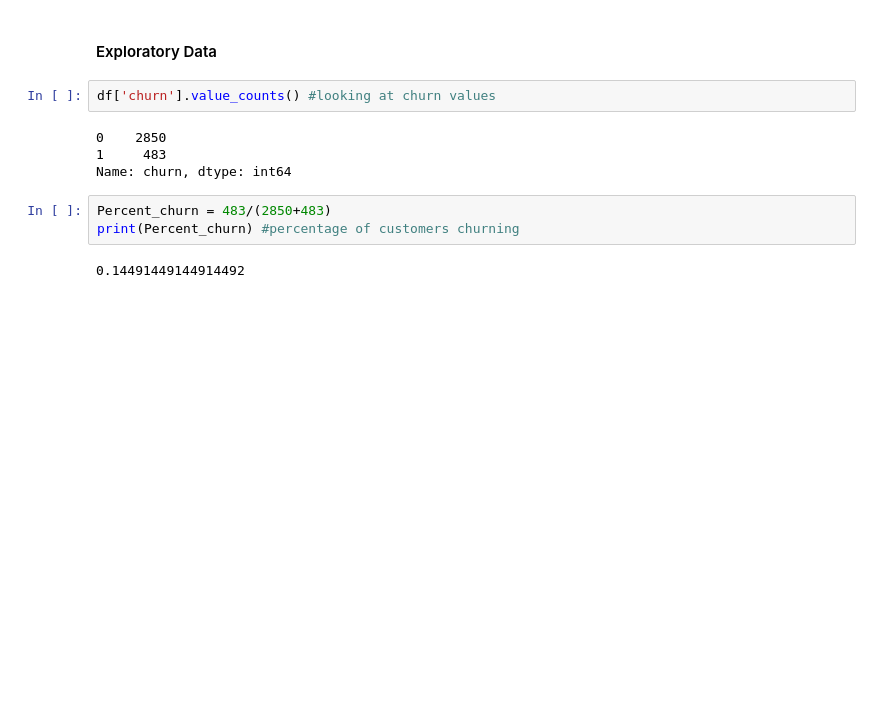
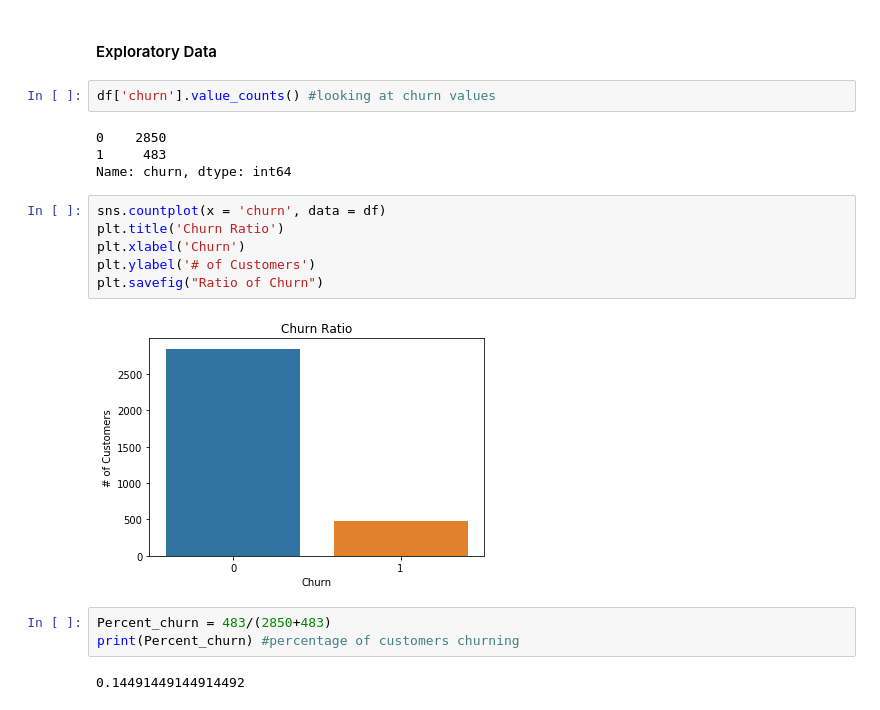
Before and after one commit to kulleeezy/dsc-phase-3-project, a Jupyter notebook: Phase 3 Project.ipynb, the cells around one changed output. Cells and saved outputs as stored; diff of their text form; blank space fills up the shorter version.

```diff
--- a/Phase 3 Project.ipynb
+++ b/Phase 3 Project.ipynb
@@ -109,6 +113,14 @@ df['churn'].value_counts() #looking at churn values
 0    2850
 1     483
 Name: churn, dtype: int64
+# %%
+sns.countplot(x = 'churn', data = df)
+plt.title('Churn Ratio')
+plt.xlabel('Churn')
+plt.ylabel('# of Customers')
+plt.savefig("Ratio of Churn")
+# %% [output]
+[figure, added]
 # %%
 Percent_churn = 483/(2850+483)
 print(Percent_churn) #percentage of customers churning
```
Also changed, not shown: parts of 105 cells of this notebook.
